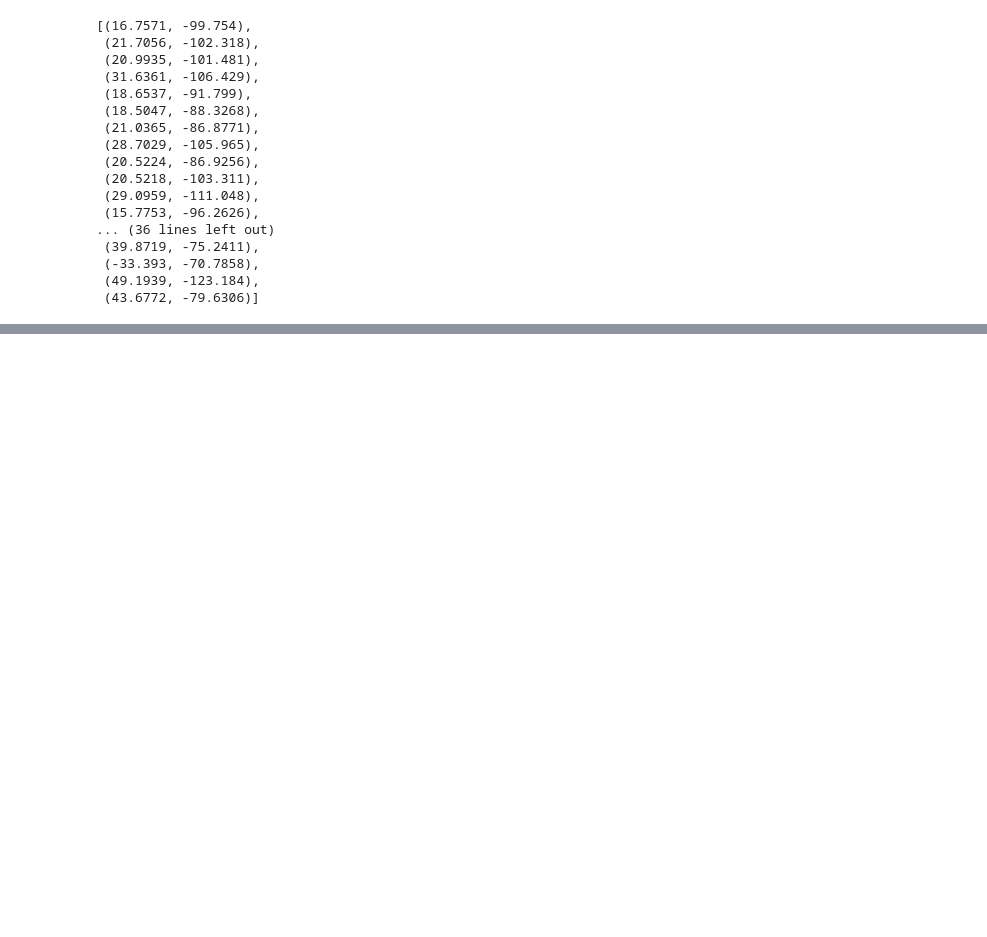
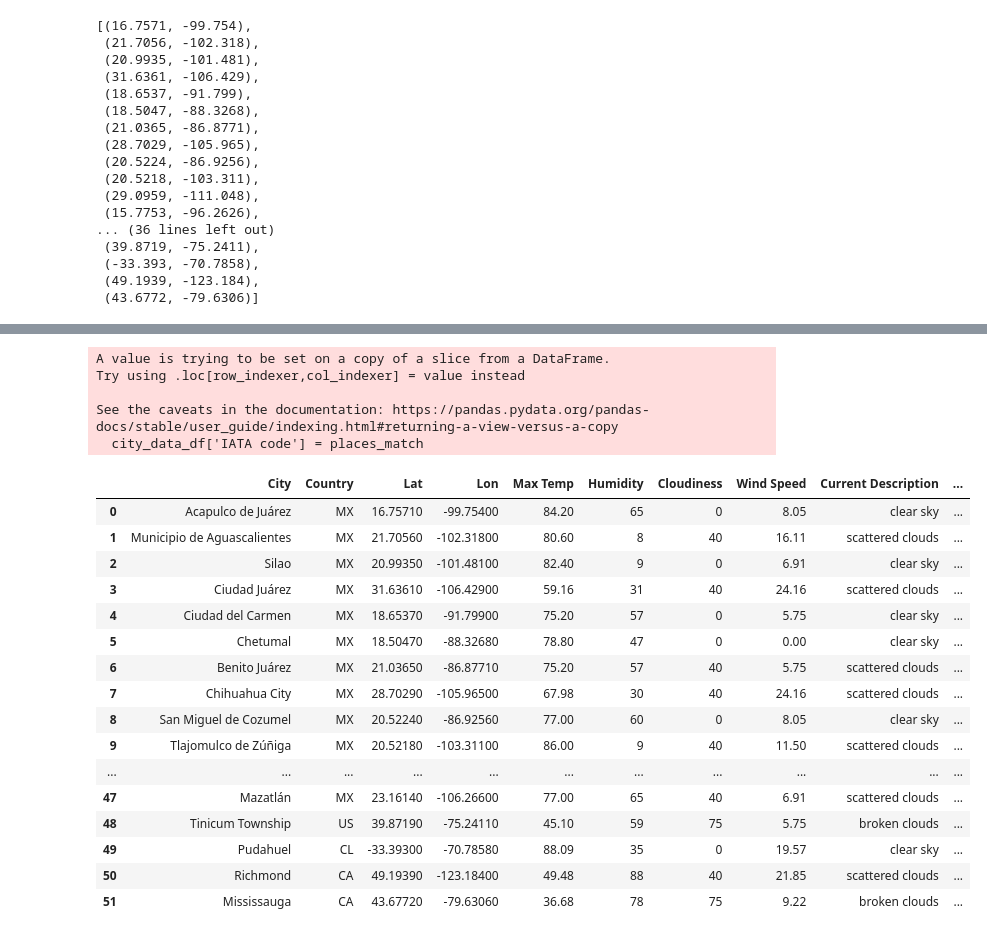
Before and after one commit to monalvrz/Weather_analysis_TC, a Jupyter notebook: Challenge.ipynb, the cells around one changed output, grey strips where cells are left out. Cells and saved outputs as stored; diff of their text form; code cells hidden in the pictures; blank space fills up the shorter version.

```diff
--- a/Challenge.ipynb
+++ b/Challenge.ipynb
@@ -75,4 +101,4 @@ df_unique_flights.tail(20)
 # %%
 # Get each location from both the origin and destination columns
-places = pd.concat([df_unique_flights['origin_iata_code'], df_unique_flights['destination_iata_code']])
+places = pd.concat([df_unique_flights['Origin'], df_unique_flights['Destination']])
 
@@ -84,8 +110,8 @@ dfs = []
 
 # Iterate over unique locations to get their latitudes and longitudes
 for place in unique_places:
-    latitude = df_unique_flights.loc[df_unique_flights['origin_iata_code'] == place, 'origin_latitude'].iloc[0] if place in df_unique_flights['origin_iata_code'].values else df_unique_flights.loc[df_unique_flights['destination_iata_code'] == place, 'destination_latitude'].iloc[0]
-    longitude = df_unique_flights.loc[df_unique_flights['origin_iata_code'] == place, 'origin_longitude'].iloc[0] if place in df_unique_flights['origin_iata_code'].values else df_unique_flights.loc[df_unique_flights['destination_iata_code'] == place, 'destination_longitude'].iloc[0]
+    latitude = df_unique_flights.loc[df_unique_flights['Origin'] == place, 'origin_latitude'].iloc[0] if place in df_unique_flights['Origin'].values else df_unique_flights.loc[df_unique_flights['Destination'] == place, 'destination_latitude'].iloc[0]
+    longitude = df_unique_flights.loc[df_unique_flights['Origin'] == place, 'origin_longitude'].iloc[0] if place in df_unique_flights['Origin'].values else df_unique_flights.loc[df_unique_flights['Destination'] == place, 'destination_longitude'].iloc[0]
 
     df_temp = pd.DataFrame({'place': [place], 'latitude': [latitude], 'longitude': [longitude]})
     dfs.append(df_temp)
@@ -151,0 +243,3 @@ len(cities)
+# %%
+city_data_df = pd.DataFrame(city_data)
+city_data_df
@@ -151,0 +264,4 @@ len(cities)
+# %%
+city_data_order = ["City", "Country", "Lat", "Lon", "Max Temp", "Humidity", "Cloudiness", "Wind Speed", "Current Description"]
+city_data_df = city_data_df[city_data_order]
+city_data_df.head(10)
@@ -151,0 +280,43 @@ len(cities)
+# %%
+# Create a list to store the corresponding locations
+places_match = []
+
+# Iterate over rows of city_data_df
+for index, row in city_data_df.iterrows():
+    latitud = row['Lat']
+    longitud = row['Lon']
+    # Filter df_places rows matching exact coordinates
+    matching_rows = df_places[(df_places['latitude'] == latitud) & (df_places['longitude'] == longitud)]
+    # If a match is found, get the corresponding location
+    if not matching_rows.empty:
+        place_match = matching_rows.iloc[0]['place']
+    else:
+        place_match = None
+    places_match.append(place_match)
+
+# Add the list of corresponding places as a new column in city_data_df
+city_data_df['IATA code'] = places_match
+city_data_df
+# %% [output]
+A value is trying to be set on a copy of a slice from a DataFrame.
+Try using .loc[row_indexer,col_indexer] = value instead
+
+See the caveats in the documentation: https://pandas.pydata.org/pandas-docs/stable/user_guide/indexing.html#returning-a-view-versus-a-copy
+  city_data_df['IATA code'] = places_match
+|  | City | Country | Lat | Lon | Max Temp | Humidity | Cloudiness | Wind Speed | Current Description | ... |
+| 0 | Acapulco de Juárez | MX | 16.75710 | -99.75400 | 84.20 | 65 | 0 | 8.05 | clear sky | ... |
+| 1 | Municipio de Aguascalientes | MX | 21.70560 | -102.31800 | 80.60 | 8 | 40 | 16.11 | scattered clouds | ... |
+| 2 | Silao | MX | 20.99350 | -101.48100 | 82.40 | 9 | 0 | 6.91 | clear sky | ... |
+| 3 | Ciudad Juárez | MX | 31.63610 | -106.42900 | 59.16 | 31 | 40 | 24.16 | scattered clouds | ... |
+| 4 | Ciudad del Carmen | MX | 18.65370 | -91.79900 | 75.20 | 57 | 0 | 5.75 | clear sky | ... |
+| 5 | Chetumal | MX | 18.50470 | -88.32680 | 78.80 | 47 | 0 | 0.00 | clear sky | ... |
+| 6 | Benito Juárez | MX | 21.03650 | -86.87710 | 75.20 | 57 | 40 | 5.75 | scattered clouds | ... |
+| 7 | Chihuahua City | MX | 28.70290 | -105.96500 | 67.98 | 30 | 40 | 24.16 | scattered clouds | ... |
+| 8 | San Miguel de Cozumel | MX | 20.52240 | -86.92560 | 77.00 | 60 | 0 | 8.05 | clear sky | ... |
+| 9 | Tlajomulco de Zúñiga | MX | 20.52180 | -103.31100 | 86.00 | 9 | 40 | 11.50 | scattered clouds | ... |
+| ... | ... | ... | ... | ... | ... | ... | ... | ... | ... | ... |
+| 47 | Mazatlán | MX | 23.16140 | -106.26600 | 77.00 | 65 | 40 | 6.91 | scattered clouds | ... |
+| 48 | Tinicum Township | US | 39.87190 | -75.24110 | 45.10 | 59 | 75 | 5.75 | broken clouds | ... |
+| 49 | Pudahuel | CL | -33.39300 | -70.78580 | 88.09 | 35 | 0 | 19.57 | clear sky | ... |
+| 50 | Richmond | CA | 49.19390 | -123.18400 | 49.48 | 88 | 40 | 21.85 | scattered clouds | ... |
+| 51 | Mississauga | CA | 43.67720 | -79.63060 | 36.68 | 78 | 75 | 9.22 | broken clouds | ... |
```
Also changed, not shown: parts of 16 cells of this notebook.
